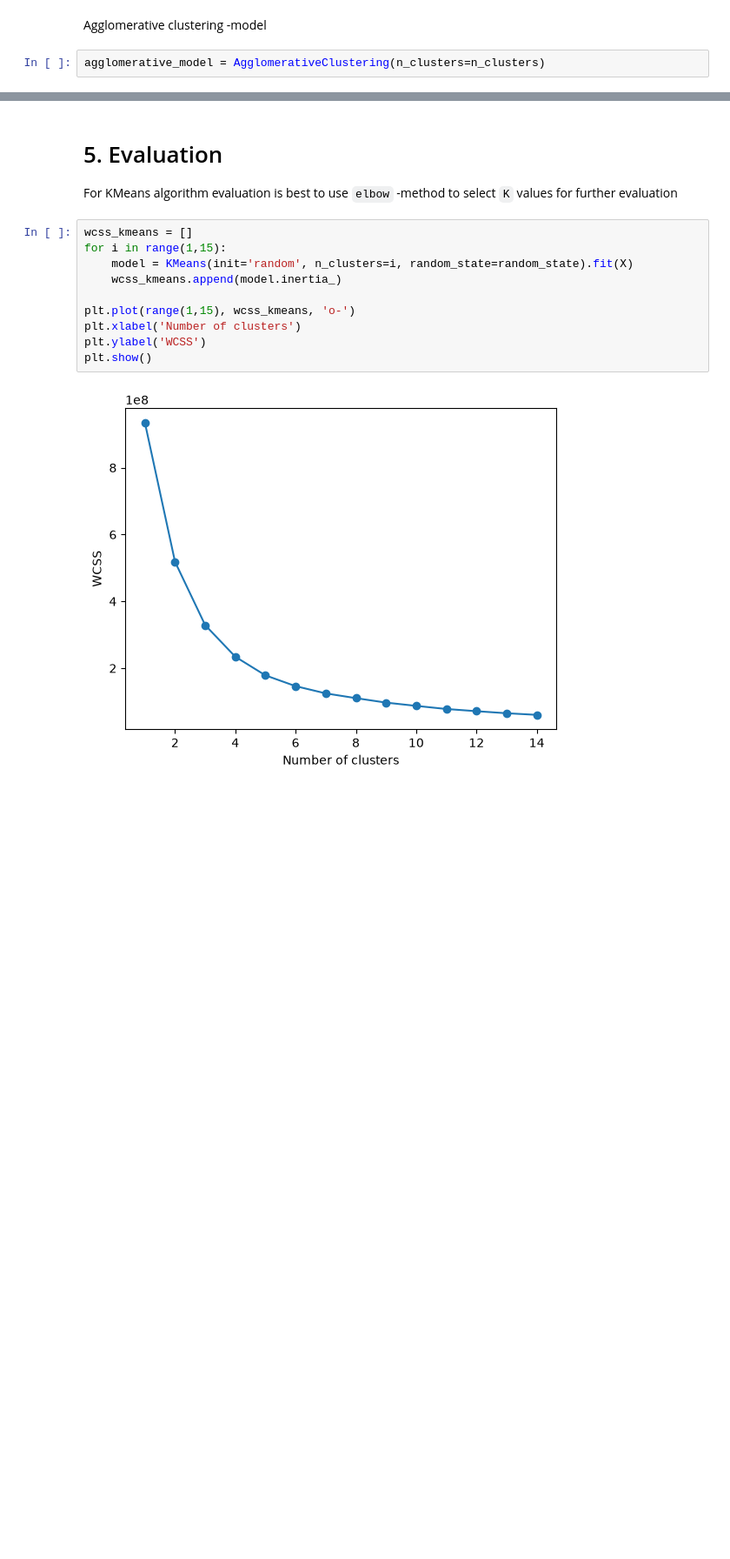
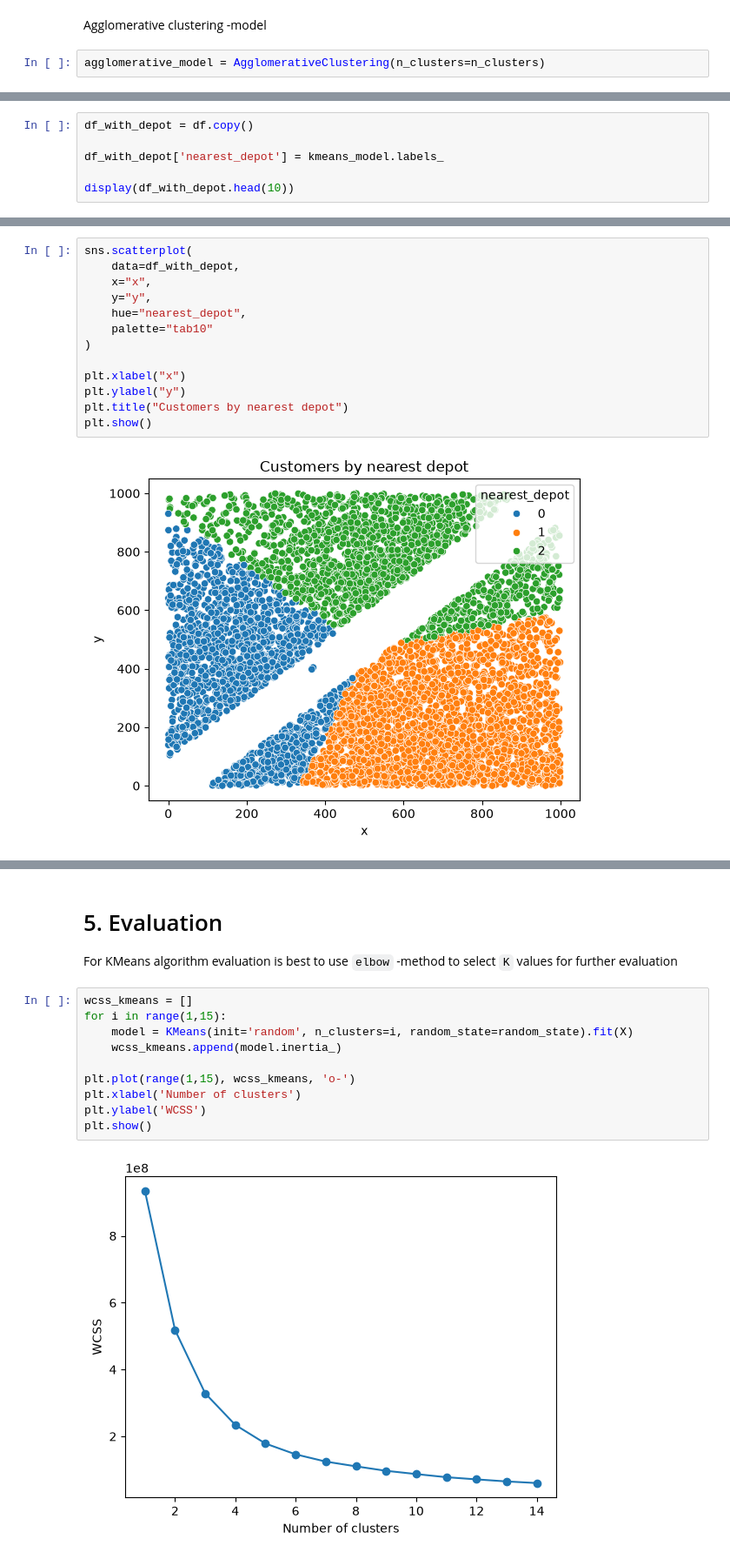
Before and after one commit to MustBeViable/DatanKasittely, a Jupyter notebook: data_mine_and_clustering/clustering_datamine_Elias_Rinne.ipynb, the cells around one changed output, grey strips where cells are left out. Shown at 87% size. Saved outputs shown, nothing was run; the diff lists cells and outputs as text; blank space fills up the shorter version.

```diff
--- a/data_mine_and_clustering/clustering_datamine_Elias_Rinne.ipynb
+++ b/data_mine_and_clustering/clustering_datamine_Elias_Rinne.ipynb
@@ -79,0 +137,6 @@ agglomerative_model = AgglomerativeClustering(n_clusters=n_clusters)
+# %%
+df_with_depot = df.copy()
+
+df_with_depot['nearest_depot'] = kmeans_model.labels_
+
+display(df_with_depot.head(10))
@@ -79,0 +155,15 @@ agglomerative_model = AgglomerativeClustering(n_clusters=n_clusters)
+# %%
+sns.scatterplot(
+    data=df_with_depot,
+    x="x",
+    y="y",
+    hue="nearest_depot",
+    palette="tab10"
+)
+
+plt.xlabel("x")
+plt.ylabel("y")
+plt.title("Customers by nearest depot")
+plt.show()
+# %% [output]
+[figure, added]
```
Also changed, not shown: parts of 22 cells of this notebook.
